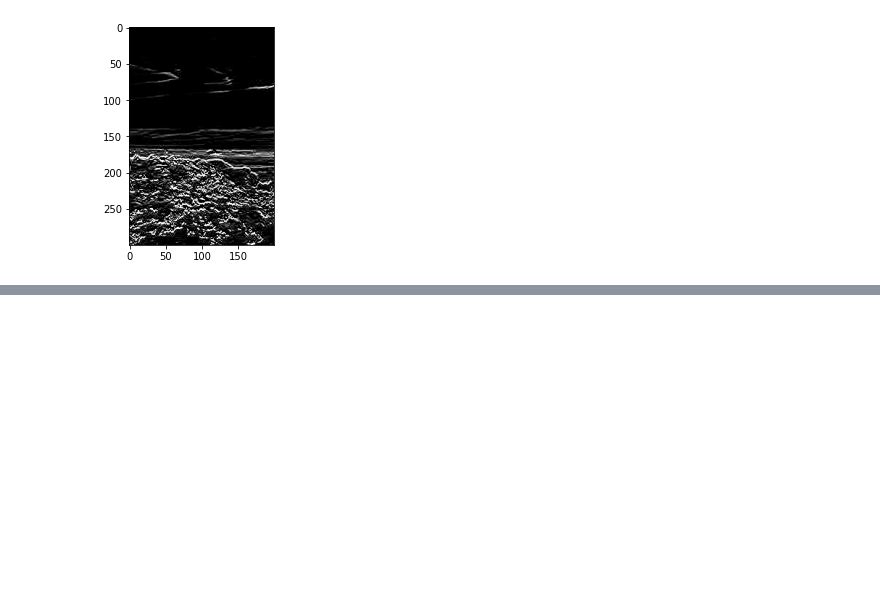
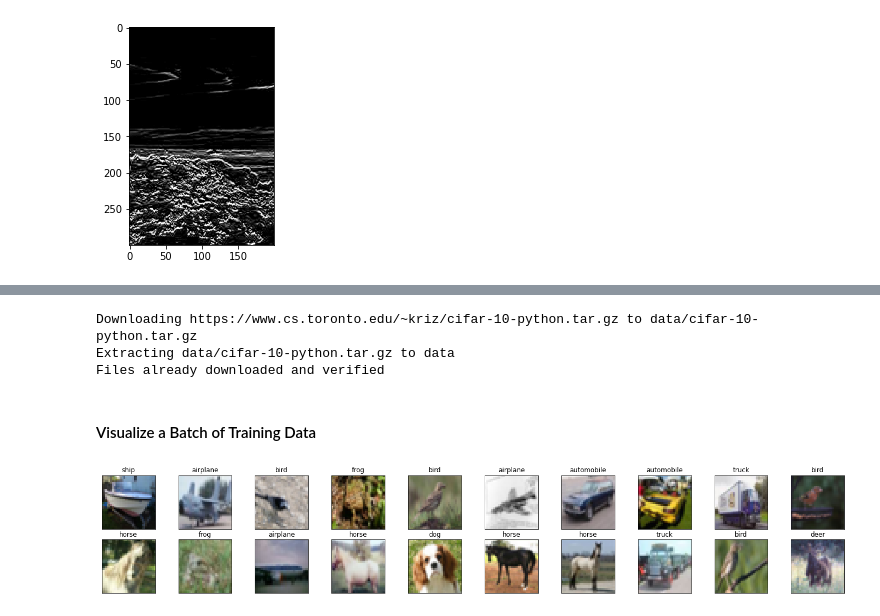
Before and after one commit to gwillig/maschine-learning-notebooks-for-interns, a Jupyter notebook: example.ipynb, the cells around one changed output, grey strips where cells are left out. Cells and saved outputs as stored; diff of their text form; code cells hidden in the pictures; blank space fills up the shorter version.

```diff
--- a/example.ipynb
+++ b/example.ipynb
@@ -784,0 +986,75 @@ plt.imshow(filtered_image, cmap='gray')
+# %%
+from torchvision import datasets
+import torchvision.transforms as transforms
+from torch.utils.data.sampler import SubsetRandomSampler
+
+# number of subprocesses to use for data loading
+num_workers = 0
+# how many samples per batch to load
+batch_size = 20
+# percentage of training set to use as validation
+valid_size = 0.2
+
+# convert data to a normalized torch.FloatTensor
+transform = transforms.Compose([
+    transforms.ToTensor(),
+    transforms.Normalize((0.5, 0.5, 0.5), (0.5, 0.5, 0.5))
+    ])
+
+# choose the training and test datasets
+train_data = datasets.CIFAR10('data', train=True,
+                              download=True, transform=transform)
+test_data = datasets.CIFAR10('data', train=False,
+                             download=True, transform=transform)
+
+# obtain training indices that will be used for validation
+num_train = len(train_data)
+indices = list(range(num_train))
+np.random.shuffle(indices)
+split = int(np.floor(valid_size * num_train))
+train_idx, valid_idx = indices[split:], indices[:split]
+
+# define samplers for obtaining training and validation batches
+train_sampler = SubsetRandomSampler(train_idx)
+valid_sampler = SubsetRandomSampler(valid_idx)
+
+# prepare data loaders (combine dataset and sampler)
+train_loader = torch.utils.data.DataLoader(train_data, batch_size=batch_size,
+    sampler=train_sampler, num_workers=num_workers)
+valid_loader = torch.utils.data.DataLoader(train_data, batch_size=batch_size,
+    sampler=valid_sampler, num_workers=num_workers)
+test_loader = torch.utils.data.DataLoader(test_data, batch_size=batch_size,
+    num_workers=num_workers)
+
+# specify the image classes
+classes = ['airplane', 'automobile', 'bird', 'cat', 'deer',
+           'dog', 'frog', 'horse', 'ship', 'truck']
+# %% [output]
+Downloading https://www.cs.toronto.edu/~kriz/cifar-10-python.tar.gz to data/cifar-10-python.tar.gz
+Extracting data/cifar-10-python.tar.gz to data
+Files already downloaded and verified
+# %% [markdown]
+#### Visualize a Batch of Training Data
+# %%
+import matplotlib.pyplot as plt
+%matplotlib inline
+
+# helper function to un-normalize and display an image
+def imshow(img):
+    img = img / 2 + 0.5  # unnormalize
+    plt.imshow(np.transpose(img, (1, 2, 0)))  # convert from Tensor image
+# %%
+# obtain one batch of training images
+dataiter = iter(train_loader)
+images, labels = dataiter.next()
+images = images.numpy() # convert images to numpy for display
+
+# plot the images in the batch, along with the corresponding labels
+fig = plt.figure(figsize=(25, 4))
+# display 20 images
+for idx in np.arange(20):
+    ax = fig.add_subplot(2, 20/2, idx+1, xticks=[], yticks=[])
+    imshow(images[idx])
+    ax.set_title(classes[labels[idx]])
+# %% [output]
+[figure, added]
```
Also changed, not shown: parts of 29 cells of this notebook.
